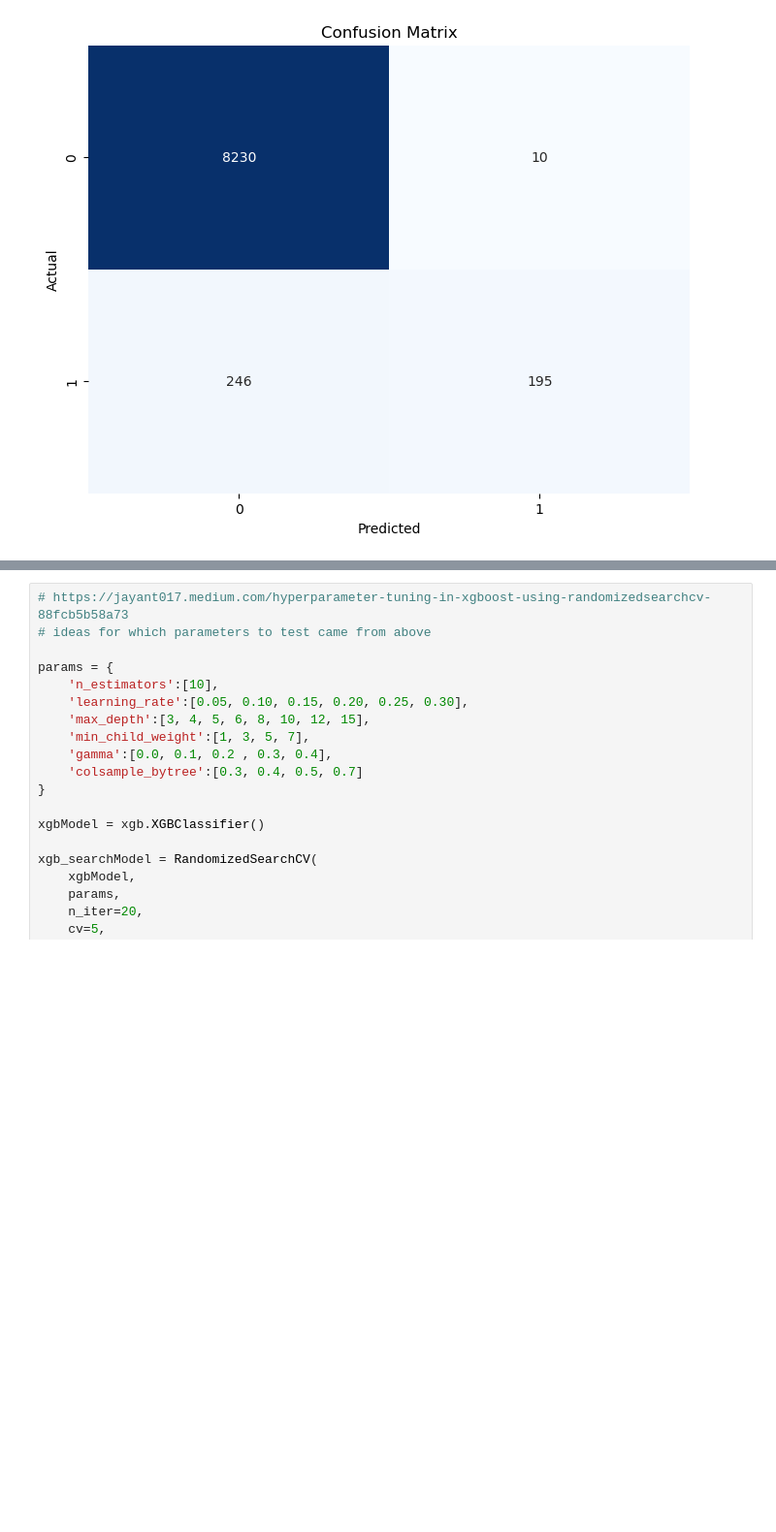
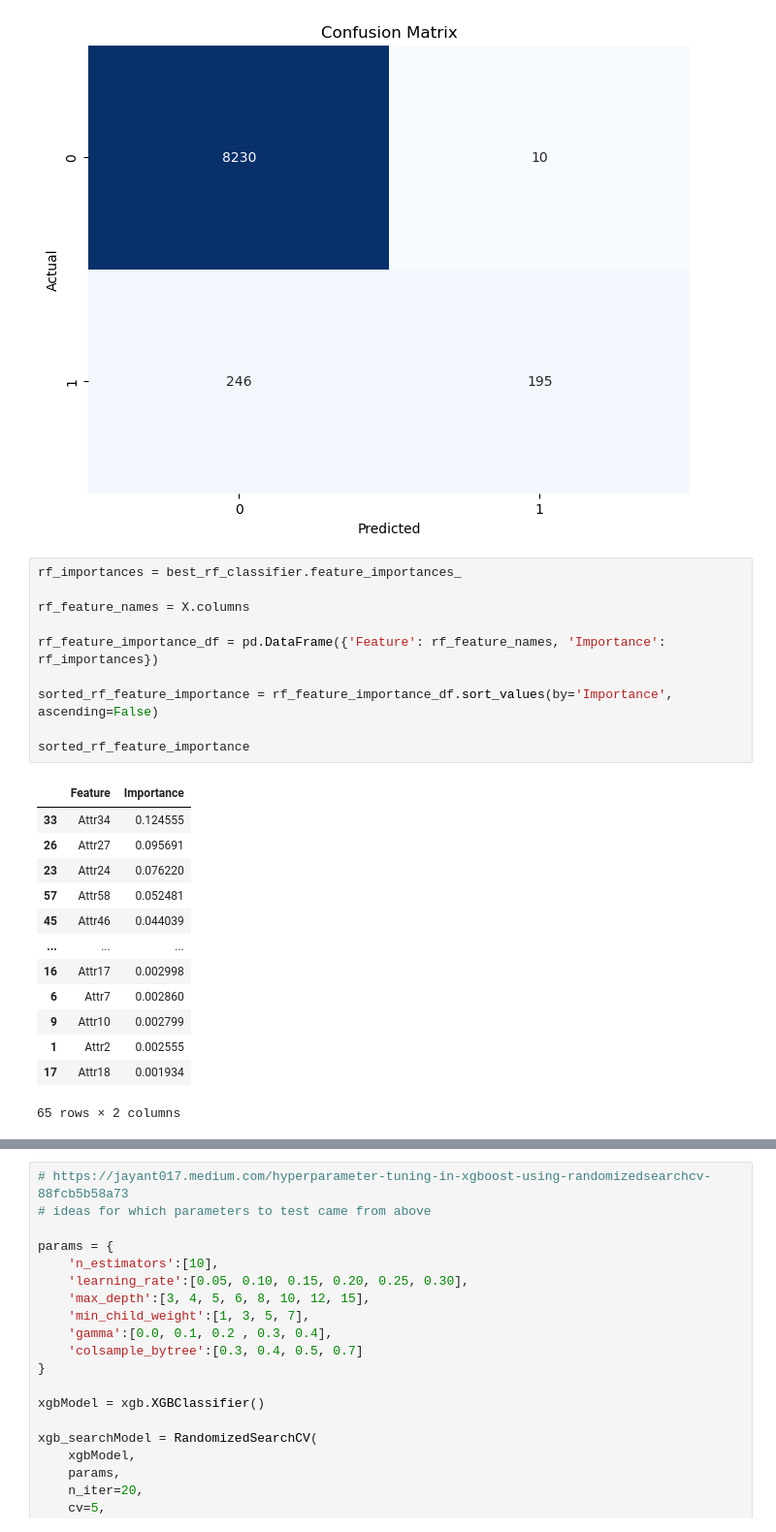
Before and after one commit to taddbackus/qtw, a Jupyter notebook: CaseStudy4/caseStudy4 v2.ipynb, the cells around one changed output, grey strips where cells are left out. Shown at 97% size. Drawn from its saved outputs; the diff is of its cells as text; blank space fills up the shorter version.

```diff
--- a/CaseStudy4/caseStudy4 v2.ipynb
+++ b/CaseStudy4/caseStudy4 v2.ipynb
@@ -205,3 +205,27 @@ plt.title('Confusion Matrix')
 plt.show()
 # %% [output]
 [figure]
+# %%
+rf_importances = best_rf_classifier.feature_importances_
+
+rf_feature_names = X.columns
+
+rf_feature_importance_df = pd.DataFrame({'Feature': rf_feature_names, 'Importance': rf_importances})
+
+sorted_rf_feature_importance = rf_feature_importance_df.sort_values(by='Importance', ascending=False)
+
+sorted_rf_feature_importance
+# %% [output]
+|  | Feature | Importance |
+| 33 | Attr34 | 0.124555 |
+| 26 | Attr27 | 0.095691 |
+| 23 | Attr24 | 0.076220 |
+| 57 | Attr58 | 0.052481 |
+| 45 | Attr46 | 0.044039 |
+| ... | ... | ... |
+| 16 | Attr17 | 0.002998 |
+| 6 | Attr7 | 0.002860 |
+| 9 | Attr10 | 0.002799 |
+| 1 | Attr2 | 0.002555 |
+| 17 | Attr18 | 0.001934 |
+65 rows × 2 columns
```
Also changed, not shown: parts of 4 cells of this notebook.
